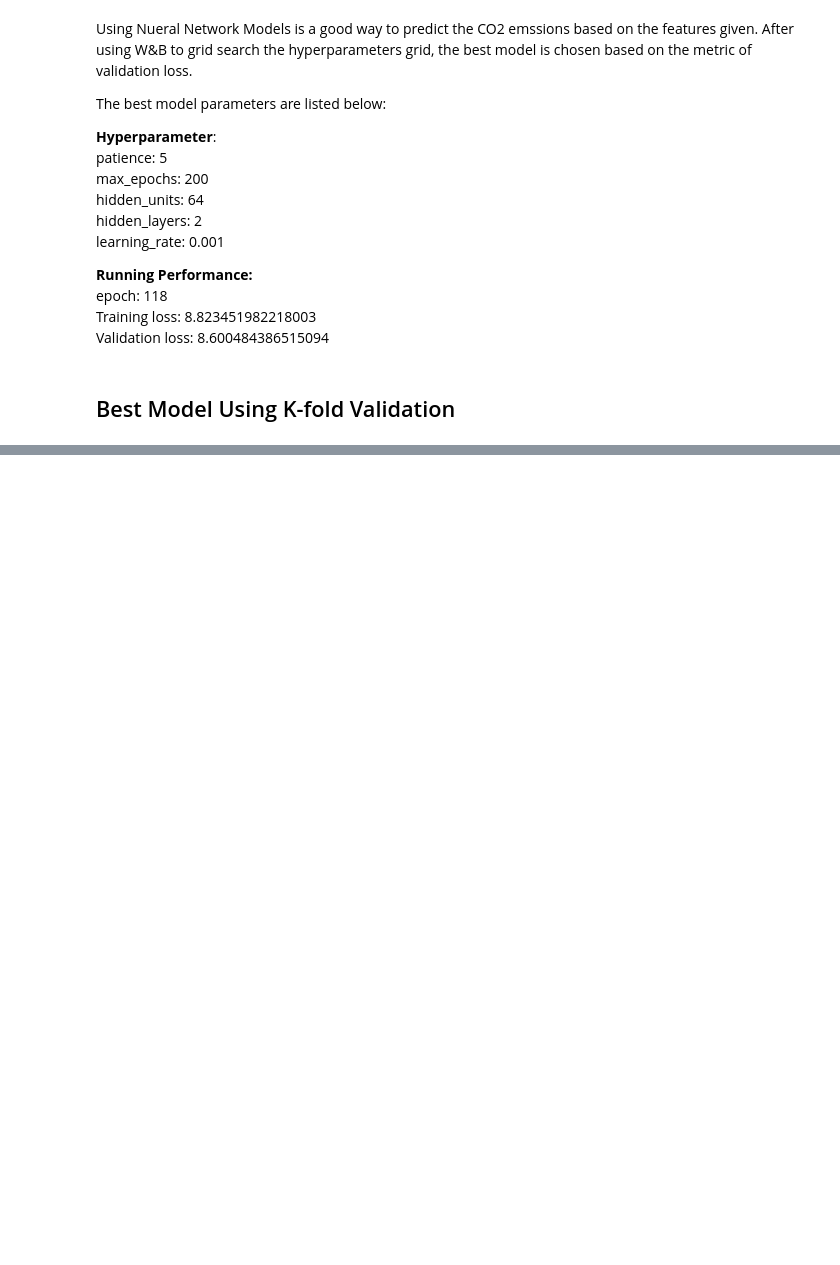
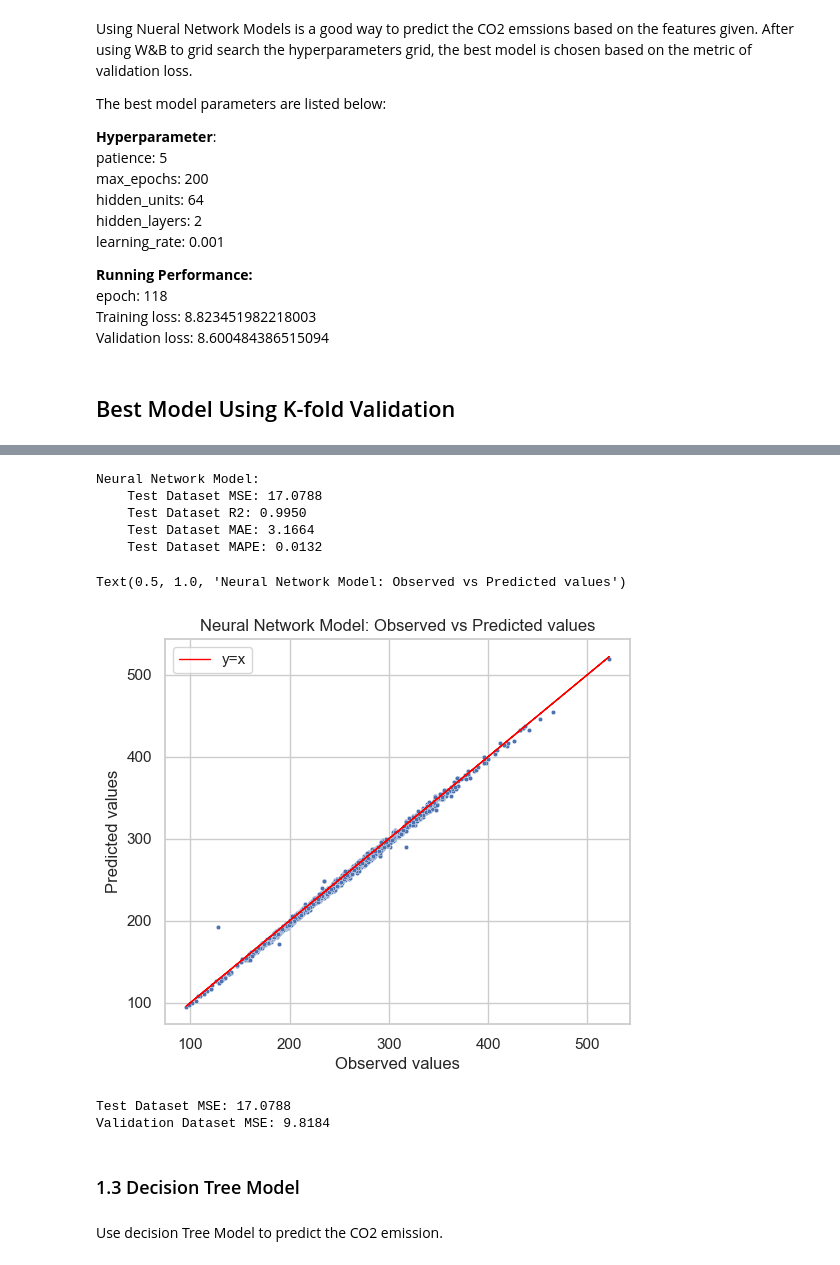
Before and after one commit to yixuan228/MSc_DE_GroupWork4, a Jupyter notebook: Scripts/Notebook3 NN for Stage 2.ipynb, the cells around one changed output, grey strips where cells are left out. Drawn from its saved outputs; the diff is of its cells as text; code cells hidden in the pictures; blank space fills up the shorter version.

```diff
--- a/Scripts/Notebook3 NN for Stage 2.ipynb
+++ b/Scripts/Notebook3 NN for Stage 2.ipynb
@@ -432,15 +417,3 @@ best_val_loss = float('inf')
 
 ls_config = [run.config for run in runs]
 ls_summary = [run.summary._json_dict for run in runs]
-# %%
-import wandb
-import torch
-
-wandb.init(project='DE_Groupwork_G4_stage1')
-
-# 获取所有 runs
-api = wandb.Api()
-runs = api.runs("DE_Groupwork_G4_stage1")
-
-# 找到最优模型（根据最低 val_loss）
-best_run = min(runs, key=lambda run: run.summary.get("best_val_loss", float("inf")))
@@ -538,0 +735,60 @@ The best model parameters are listed below:
+# %%
+# Test the model on the test dataset------------------------
+# Using MSE as the evaluation metrics: Mean Squared Error, R2, MAE, MAPE
+nn_model.eval()
+
+# Get the prediction and true values
+nn_test_true = []
+nn_test_pred = []
+
+val_loss = 0
+with torch.no_grad():
+    for X_batch, y_batch in test_Loader:
+
+        X_batch, y_batch = X_batch.to(device), y_batch.to(device)
+
+        y_pred = nn_model(X_batch)
+        loss = criterion(y_pred, y_batch)
+        val_loss += loss.item()
+
+        nn_test_true.append(y_batch.cpu().detach().numpy())     # true value
+        nn_test_pred.append(y_pred.cpu().detach().numpy())      # predicted value
+
+# concatenate the true and predicted values
+nn_test_true = np.concatenate(nn_test_true, axis=0).flatten()
+nn_test_pred = np.concatenate(nn_test_pred, axis=0).flatten()
+
+nn_test_r2 = r2_score(nn_test_pred, nn_test_true)
+nn_test_mse = mean_squared_error(nn_test_pred, nn_test_true)
+nn_test_mae = mean_absolute_error(nn_test_pred, nn_test_true)
+nn_test_mape = mean_absolute_percentage_error(nn_test_pred, nn_test_true)
+
+# Output
+print(f'Neural Network Model:')
+print(f"    Test Dataset MSE: {nn_test_mse:.4f}")
+print(f"    Test Dataset R2: {nn_test_r2:.4f}")
+print(f"    Test Dataset MAE: {nn_test_mae:.4f}")
+print(f"    Test Dataset MAPE: {nn_test_mape:.4f}")
+
+# Using plot
+fig, ax = plt.subplots(1, 1, figsize=(6, 5))
+plot_pred_true(nn_test_true, nn_test_pred, ax)
+plt.title('Neural Network Model: Observed vs Predicted values')
+# %% [output]
+Neural Network Model:
+    Test Dataset MSE: 17.0788
+    Test Dataset R2: 0.9950
+    Test Dataset MAE: 3.1664
+    Test Dataset MAPE: 0.0132
+Text(0.5, 1.0, 'Neural Network Model: Observed vs Predicted values')
+[figure, added]
+# %%
+print(f"Test Dataset MSE: {nn_test_mse:.4f}")
+print(f"Validation Dataset MSE: {np.mean(nn_k_fold_mse):.4f}")
+# %% [output]
+Test Dataset MSE: 17.0788
+Validation Dataset MSE: 9.8184
+# %% [markdown]
+### 1.3 Decision Tree Model
+# %% [markdown]
+Use decision Tree Model to predict the CO2 emission.
```
Also changed, not shown: parts of 28 cells of this notebook, 10 other files.
